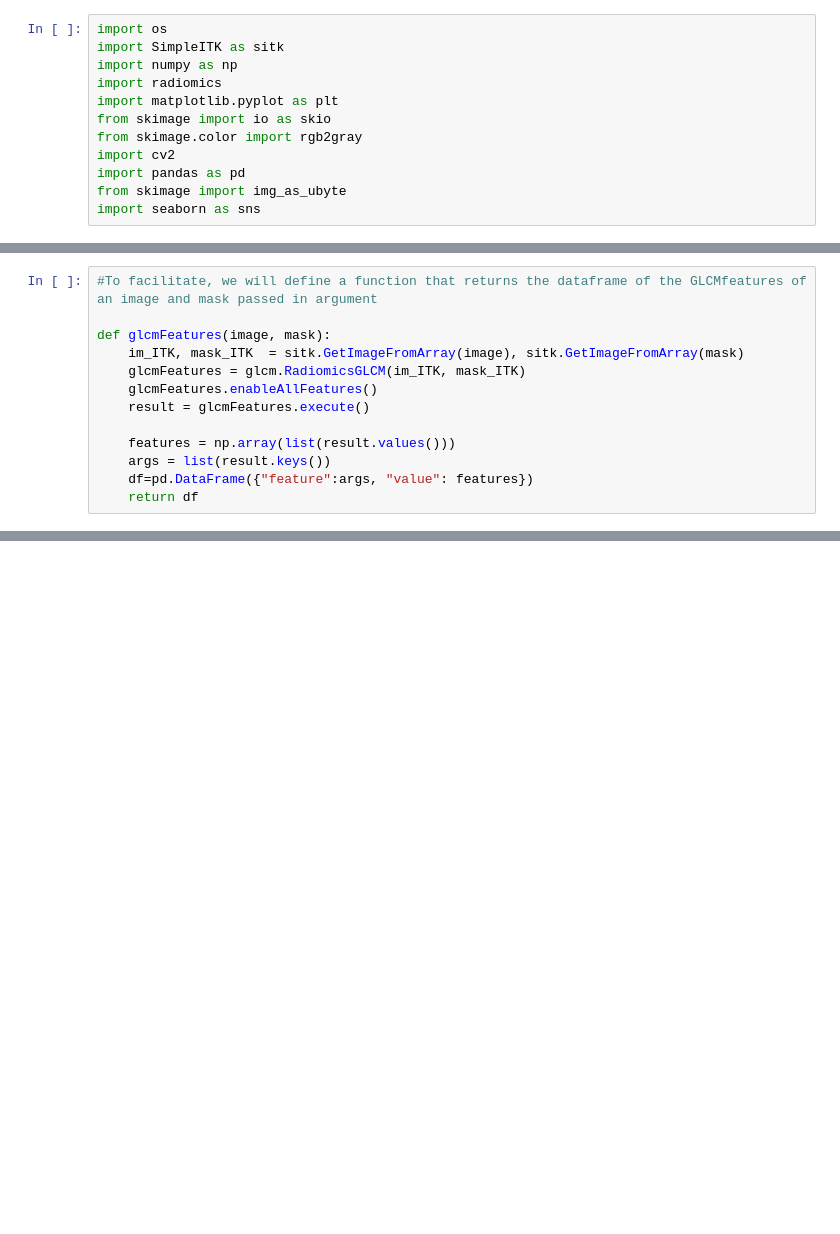
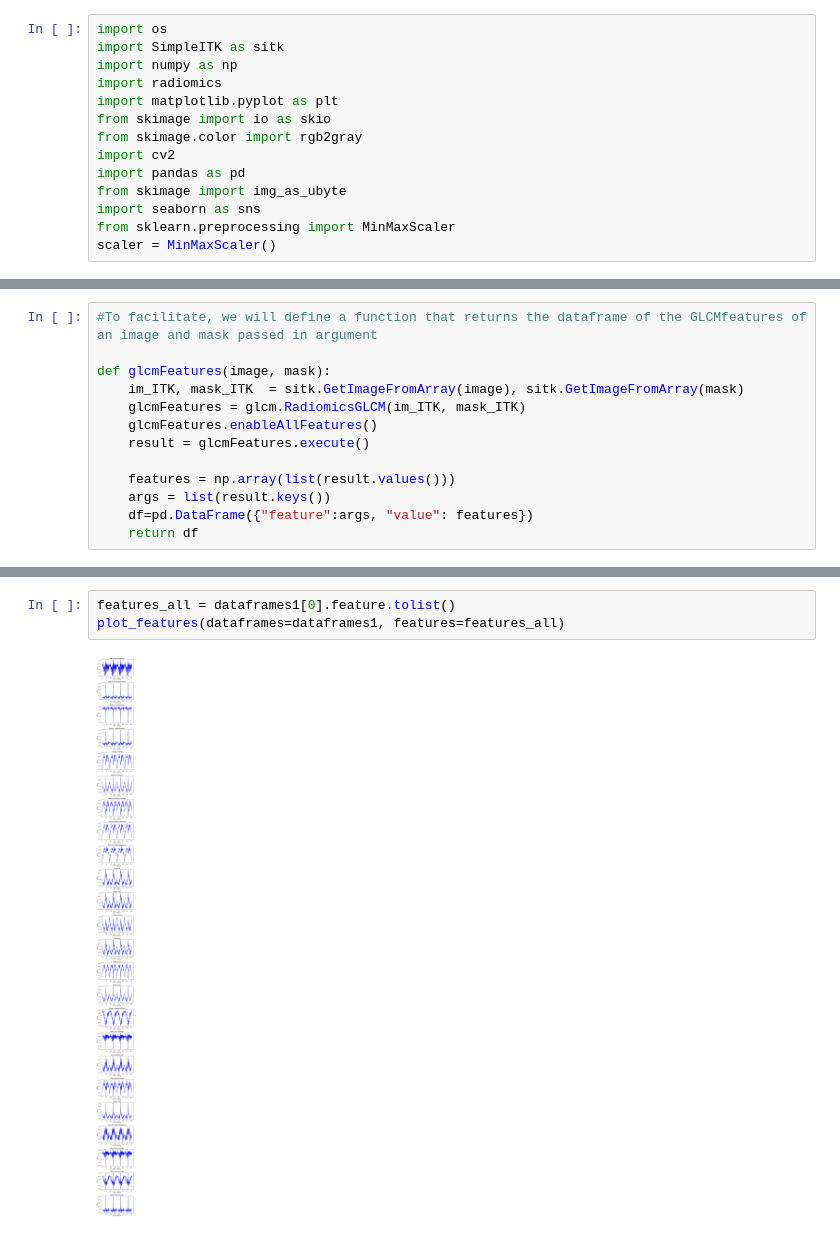
Before and after one commit to zakil-02/Radiomique, a Jupyter notebook: radiomique.ipynb, the cells around one changed output, grey strips where cells are left out. Cells and saved outputs as stored; diff of their text form; blank space fills up the shorter version.

```diff
--- a/radiomique.ipynb
+++ b/radiomique.ipynb
@@ -10,6 +10,8 @@ import cv2
 import pandas as pd
 from skimage import img_as_ubyte
 import seaborn as sns
+from sklearn.preprocessing import MinMaxScaler
+scaler = MinMaxScaler()
 # %%
 from radiomics import featureextractor, getFeatureClasses
 from radiomics import glcm
@@ -234,3 +322,8 @@ def plot_features(dataframes, features, figure_size=(5, 3)):
         ax.set_ylabel('Value')
     plt.tight_layout()
     plt.show()
+# %%
+features_all = dataframes1[0].feature.tolist()
+plot_features(dataframes=dataframes1, features=features_all)
+# %% [output]
+[figure, added]
```
Also changed, not shown: parts of 18 cells of this notebook.
